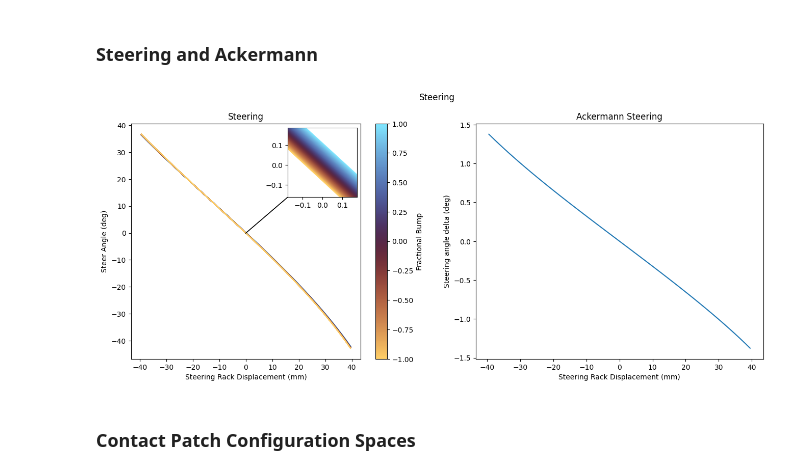
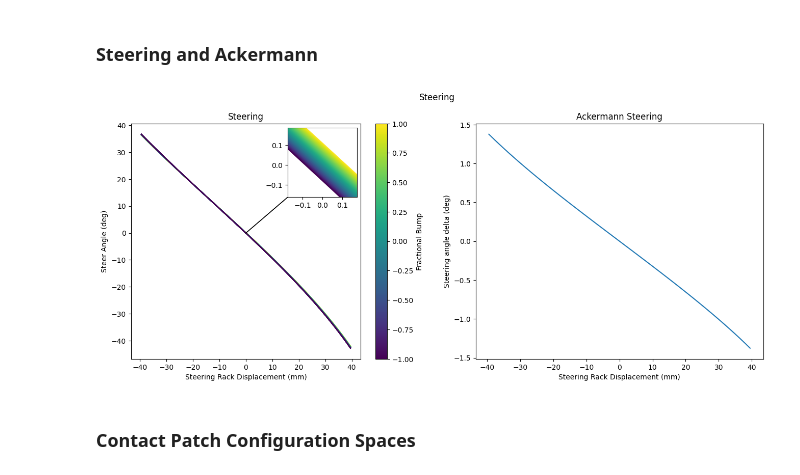
Before and after one commit to LHRIC/LapSim, a Jupyter notebook: kinematic_report.ipynb, the cells around one changed output. Drawn from its saved outputs; the diff is of its cells as text; code cells hidden in the pictures.

```diff
--- a/kinematic_report.ipynb
+++ b/kinematic_report.ipynb
@@ -25,11 +25,11 @@ fig = plt.figure(figsize=(16,6))
 fig.suptitle('Motion Ratio')
 fig.tight_layout()
 n = len(f[0,:,0])
-colormap = plt.cm.managua
+colormap = plt.cm.viridis
 colors = [colormap(i) for i in np.linspace(1, 0, n)]
 
 norm = mpl.colors.Normalize(vmin=-1,vmax=1)
-scalar_mappable = plt.cm.ScalarMappable(cmap=plt.cm.managua,norm=norm)
+scalar_mappable = plt.cm.ScalarMappable(cmap=plt.cm.viridis,norm=norm)
 
 ax1 = fig.add_subplot(121)
 
@@ -85,10 +85,10 @@ fig.suptitle('Front Camber Gain')
 fig.tight_layout()
 
 n = len(f[0,:,0])
-colormap = plt.cm.managua
+colormap = plt.cm.viridis
 colors = [colormap(i) for i in np.linspace(1, 0, n)]
 norm = mpl.colors.Normalize(vmin=-1,vmax=1)
-scalar_mappable = plt.cm.ScalarMappable(cmap=plt.cm.managua,norm=norm)
+scalar_mappable = plt.cm.ScalarMappable(cmap=plt.cm.viridis,norm=norm)
 
 ax1 = fig.add_subplot(121)
 
@@ -103,10 +103,10 @@ ax1.set_ylabel('Angle (deg)')
 ax1.set_title('Camber Gain')
 
 n = len(f[:,0,0])
-colormap = plt.cm.managua
+colormap = plt.cm.viridis
 colors = [colormap(i) for i in np.linspace(1, 0, n)]
 norm = mpl.colors.Normalize(vmin=-1,vmax=1)
-scalar_mappable = plt.cm.ScalarMappable(cmap=plt.cm.managua,norm=norm)
+scalar_mappable = plt.cm.ScalarMappable(cmap=plt.cm.viridis,norm=norm)
 
 ax2 = fig.add_subplot(122)
 for i in range(n):
@@ -133,11 +133,11 @@ fig = plt.figure(figsize=(16,6))
 fig.suptitle('Steering')
 fig.tight_layout()
 n = len(f[:,0,0])
-colormap = plt.cm.managua
+colormap = plt.cm.viridis
 colors = [colormap(i) for i in np.linspace(1, 0, n)]
 
 norm = mpl.colors.Normalize(vmin=-1,vmax=1)
-scalar_mappable = plt.cm.ScalarMappable(cmap=plt.cm.managua,norm=norm)
+scalar_mappable = plt.cm.ScalarMappable(cmap=plt.cm.viridis,norm=norm)
 
 ax1 = fig.add_subplot(121)
 
@@ -160,36 +160,36 @@ t= 0
 zoom2 = zoom1*3
 ax1_1 = zoomed_inset_axes(ax1, zoom=zoom1, loc='upper right')
 
 for i in range(n):
     ax1_1.plot(f[i,:,1],np.rad2deg(f[i,:,10]))
 for i, line in enumerate(ax1_1.lines):
     # line.set_color(colors[abs(i-n//2)*2])
     line.set_color(colors[i])
 ax1_1.set_aspect('equal', adjustable='box')
 m = len(f[0,:,1])
 idx = m//2 + int(t*m/2)
 x1, y1 = f[n//2,idx,1], f[n//2,idx,10]
 
 ax1_1.set_xlim(x1 + f[n//2,0,1]/zoom2, x1 + f[n//2,-1,1]/zoom2)
 ax1_1.set_ylim(np.rad2deg(y1 - f[n//2,0,10]/zoom2), np.rad2deg(y1 - f[n//2,-1,10]/zoom2))
 mark_inset(ax1, ax1_1, loc1=3, loc2=3)
 
-colormap = plt.cm.managua
+colormap = plt.cm.viridis
 colors = [colormap(i) for i in np.linspace(1, 0, n)]
 
 norm = mpl.colors.Normalize(vmin=-1,vmax=1)
-scalar_mappable = plt.cm.ScalarMappable(cmap=plt.cm.managua,norm=norm)
+scalar_mappable = plt.cm.ScalarMappable(cmap=plt.cm.viridis,norm=norm)
 fig.colorbar(scalar_mappable,ax=ax1,label='Fractional Bump')
 
 ackermann = (f[n//2,:,10] - f[n//2,::-1,10])
 ax2 = fig.add_subplot(122)
 ax2.plot(f[n//2,:,1], ackermann)
 
 ax2.set_xlabel('Steering Rack Displacement (mm)')
 ax2.set_ylabel('Steering angle delta (deg)')
 ax2.set_title('Ackermann Steering');
 # %% [output]
-[figure, old version]
+[figure, new version]
 # %% [markdown]
 ### Contact Patch Configuration Spaces
 # %%
```
Also changed, not shown: parts of 3 cells of this notebook, 12 other files.
